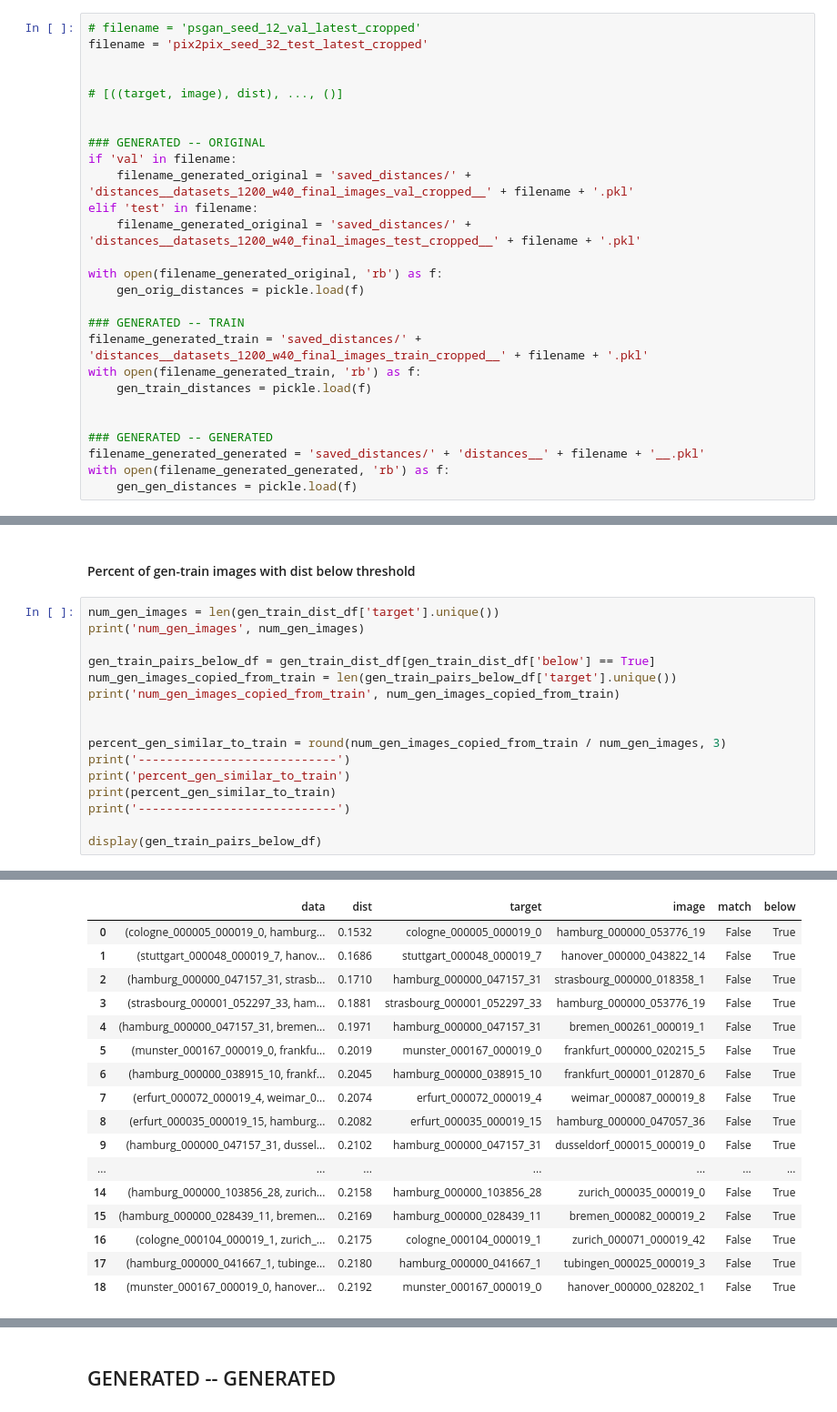
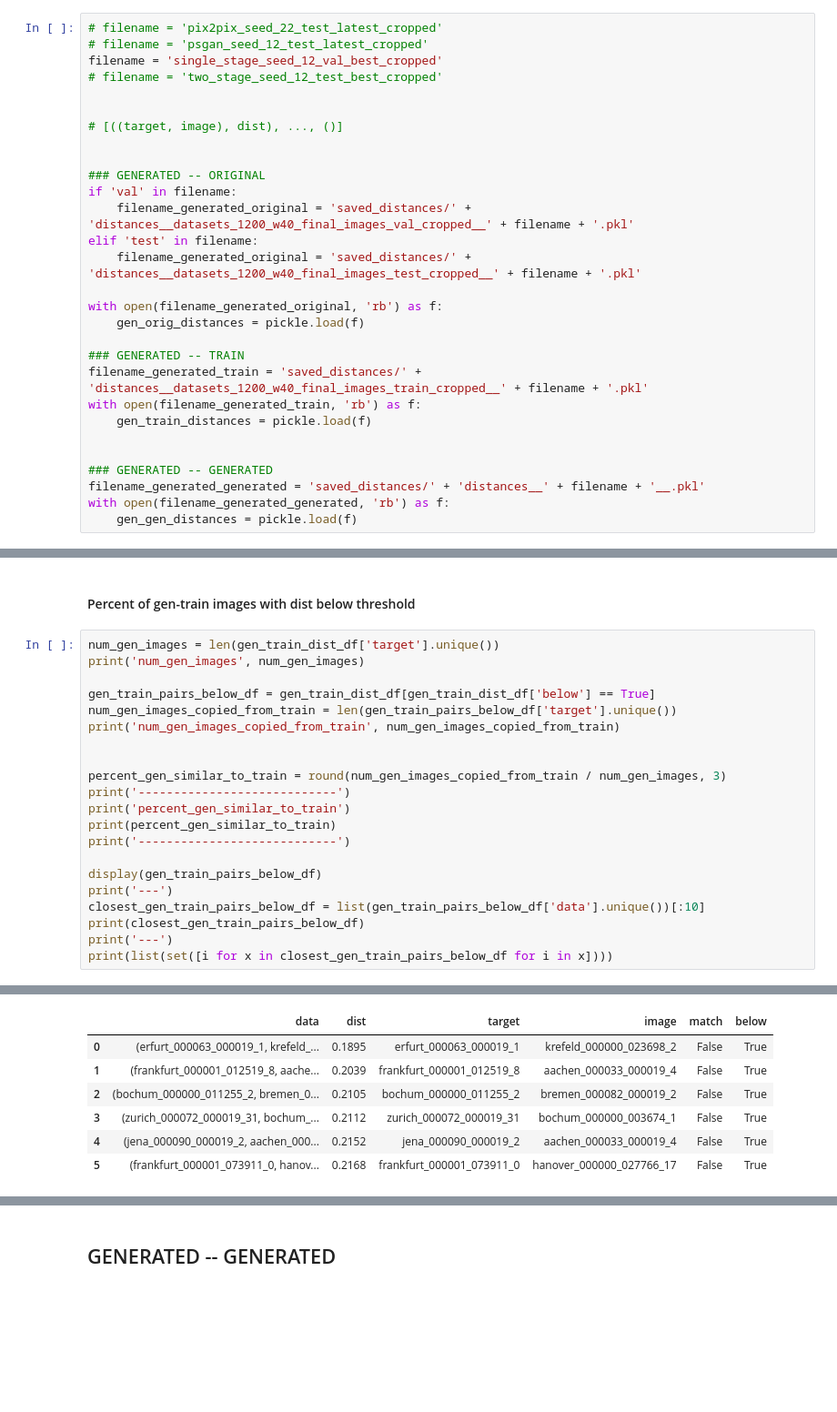
Before and after one commit to kaleighdouglas/AnonymizePeopleGAN, a Jupyter notebook: anonymity-metric-deep-person-reid/Cosine Distance Metrics.ipynb, the cells around one changed output, grey strips where cells are left out. Shown: that part at 91% size. Saved outputs shown, nothing was run; the diff lists cells and outputs as text; blank space fills up the shorter version.

```diff
--- a/anonymity-metric-deep-person-reid/Cosine Distance Metrics.ipynb
+++ b/anonymity-metric-deep-person-reid/Cosine Distance Metrics.ipynb
@@ -6,8 +6,10 @@ from sklearn.metrics import f1_score
 
 pd.set_option("max_colwidth", 80)
 # %%
-# filename = 'psgan_seed_12_val_latest_cropped'
-filename = 'pix2pix_seed_32_test_latest_cropped'
+# filename = 'pix2pix_seed_22_test_latest_cropped'
+# filename = 'psgan_seed_12_test_latest_cropped'
+filename = 'single_stage_seed_12_val_best_cropped'
+# filename = 'two_stage_seed_12_test_best_cropped'
 
 
 # [((target, image), dist), ..., ()]
@@ -175,4 +189,9 @@ print(percent_gen_similar_to_train)
 print('----------------------------')
 
 display(gen_train_pairs_below_df)
+print('---')
+closest_gen_train_pairs_below_df = list(gen_train_pairs_below_df['data'].unique())[:10]
+print(closest_gen_train_pairs_below_df)
+print('---')
+print(list(set([i for x in closest_gen_train_pairs_below_df for i in x])))
 # %% [output]
@@ -184,18 +203,8 @@ percent_gen_similar_to_train
 ----------------------------
 |  | data | dist | target | image | match | below |
-| 0 | (cologne_000005_000019_0, hamburg... | 0.1532 | cologne_000005_000019_0 | hamburg_000000_053776_19 | False | True |
-| 1 | (stuttgart_000048_000019_7, hanov... | 0.1686 | stuttgart_000048_000019_7 | hanover_000000_043822_14 | False | True |
-| 2 | (hamburg_000000_047157_31, strasb... | 0.1710 | hamburg_000000_047157_31 | strasbourg_000000_018358_1 | False | True |
-| 3 | (strasbourg_000001_052297_33, ham... | 0.1881 | strasbourg_000001_052297_33 | hamburg_000000_053776_19 | False | True |
-| 4 | (hamburg_000000_047157_31, bremen... | 0.1971 | hamburg_000000_047157_31 | bremen_000261_000019_1 | False | True |
-| 5 | (munster_000167_000019_0, frankfu... | 0.2019 | munster_000167_000019_0 | frankfurt_000000_020215_5 | False | True |
-| 6 | (hamburg_000000_038915_10, frankf... | 0.2045 | hamburg_000000_038915_10 | frankfurt_000001_012870_6 | False | True |
-| 7 | (erfurt_000072_000019_4, weimar_0... | 0.2074 | erfurt_000072_000019_4 | weimar_000087_000019_8 | False | True |
-| 8 | (erfurt_000035_000019_15, hamburg... | 0.2082 | erfurt_000035_000019_15 | hamburg_000000_047057_36 | False | True |
-| 9 | (hamburg_000000_047157_31, dussel... | 0.2102 | hamburg_000000_047157_31 | dusseldorf_000015_000019_0 | False | True |
-| ... | ... | ... | ... | ... | ... | ... |
-| 14 | (hamburg_000000_103856_28, zurich... | 0.2158 | hamburg_000000_103856_28 | zurich_000035_000019_0 | False | True |
-| 15 | (hamburg_000000_028439_11, bremen... | 0.2169 | hamburg_000000_028439_11 | bremen_000082_000019_2 | False | True |
-| 16 | (cologne_000104_000019_1, zurich_... | 0.2175 | cologne_000104_000019_1 | zurich_000071_000019_42 | False | True |
-| 17 | (hamburg_000000_041667_1, tubinge... | 0.2180 | hamburg_000000_041667_1 | tubingen_000025_000019_3 | False | True |
-| 18 | (munster_000167_000019_0, hanover... | 0.2192 | munster_000167_000019_0 | hanover_000000_028202_1 | False | True |
+| 0 | (erfurt_000063_000019_1, krefeld_... | 0.1895 | erfurt_000063_000019_1 | krefeld_000000_023698_2 | False | True |
+| 1 | (frankfurt_000001_012519_8, aache... | 0.2039 | frankfurt_000001_012519_8 | aachen_000033_000019_4 | False | True |
+| 2 | (bochum_000000_011255_2, bremen_0... | 0.2105 | bochum_000000_011255_2 | bremen_000082_000019_2 | False | True |
+| 3 | (zurich_000072_000019_31, bochum_... | 0.2112 | zurich_000072_000019_31 | bochum_000000_003674_1 | False | True |
+| 4 | (jena_000090_000019_2, aachen_000... | 0.2152 | jena_000090_000019_2 | aachen_000033_000019_4 | False | True |
+| 5 | (frankfurt_000001_073911_0, hanov... | 0.2168 | frankfurt_000001_073911_0 | hanover_000000_027766_17 | False | True |
```
Also changed, not shown: parts of 15 cells of this notebook.
